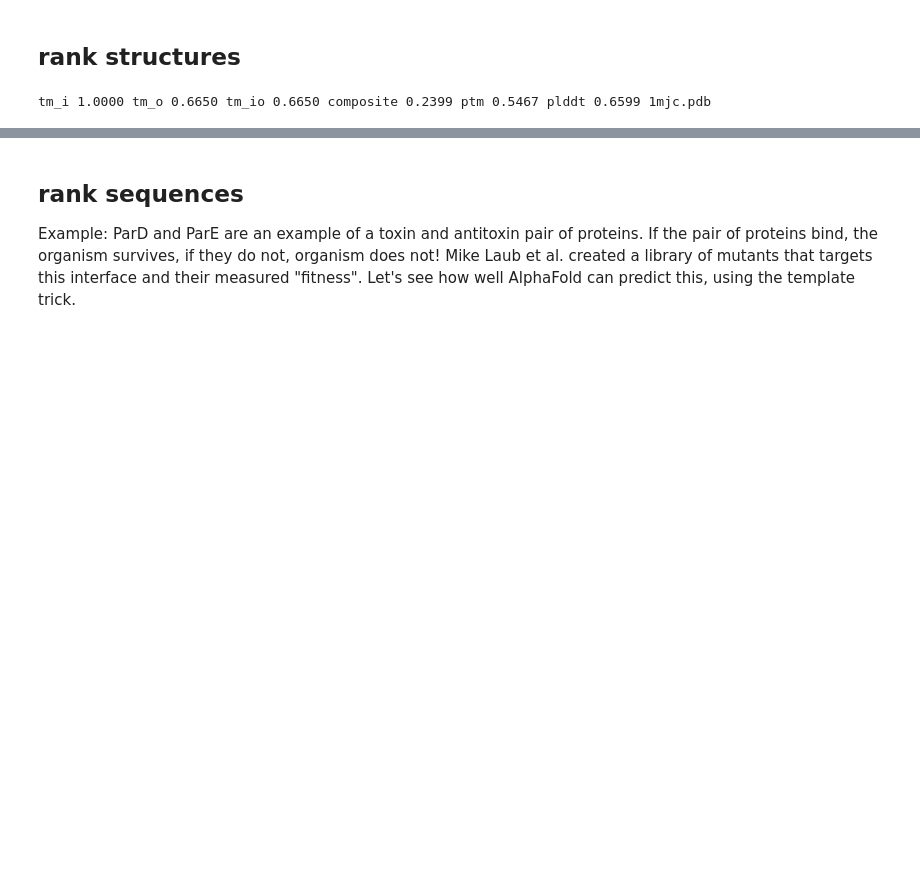
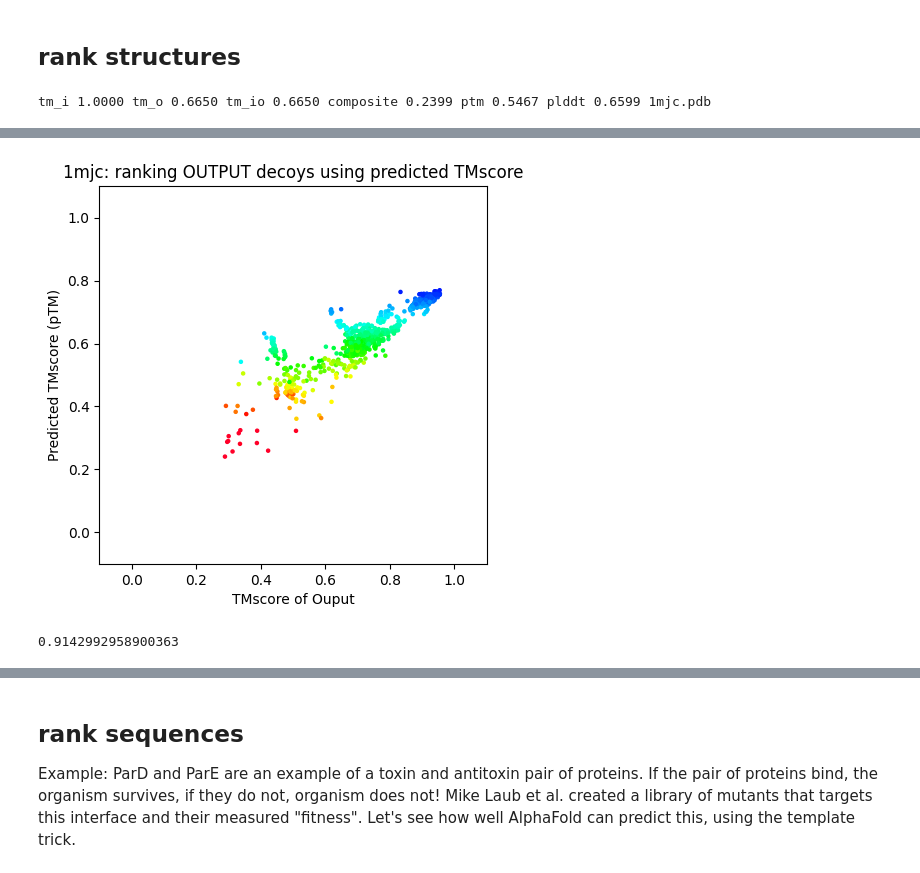
Before and after one commit to sokrypton/ColabDesign, a Jupyter notebook: af/examples/AF2Rank.ipynb, the cells around one changed output, grey strips where cells are left out. Cells and saved outputs as stored; diff of their text form; code cells hidden in the pictures; blank space fills up the shorter version.

```diff
--- a/af/examples/AF2Rank.ipynb
+++ b/af/examples/AF2Rank.ipynb
@@ -221,0 +215,6 @@ plt.show()
+# %%
+plot_me(SCORES, x="tm_o", y="ptm",
+        title=f"{NAME}: ranking OUTPUT decoys using predicted TMscore")
+# %% [output]
+[figure, added]
+0.9142992958900363
```
Also changed, not shown: parts of 10 cells of this notebook.
